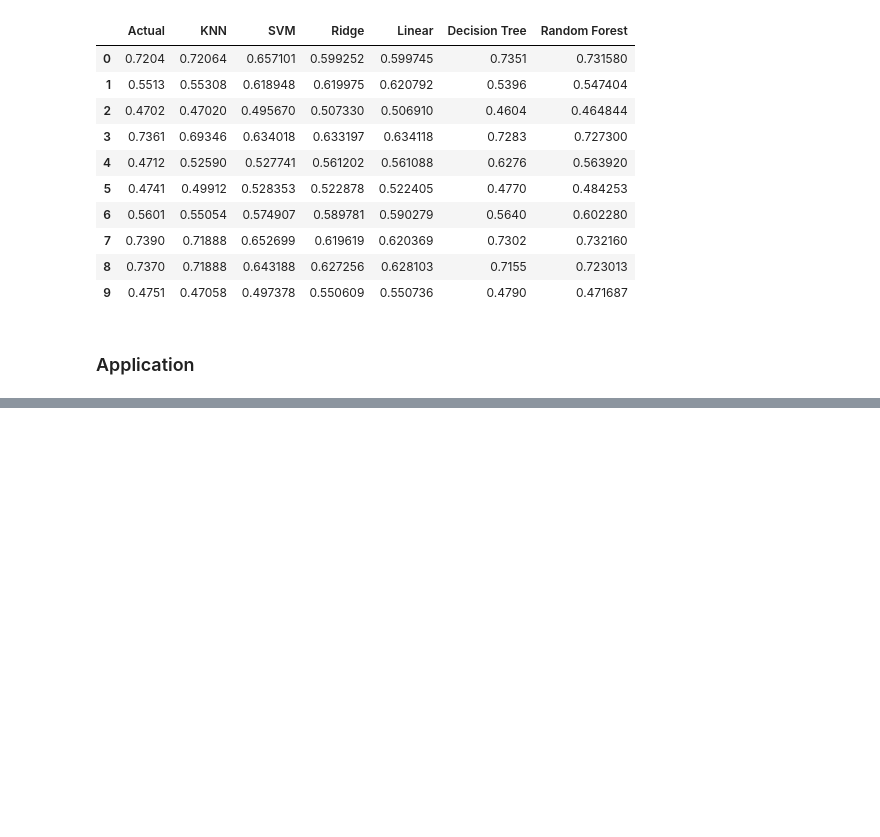
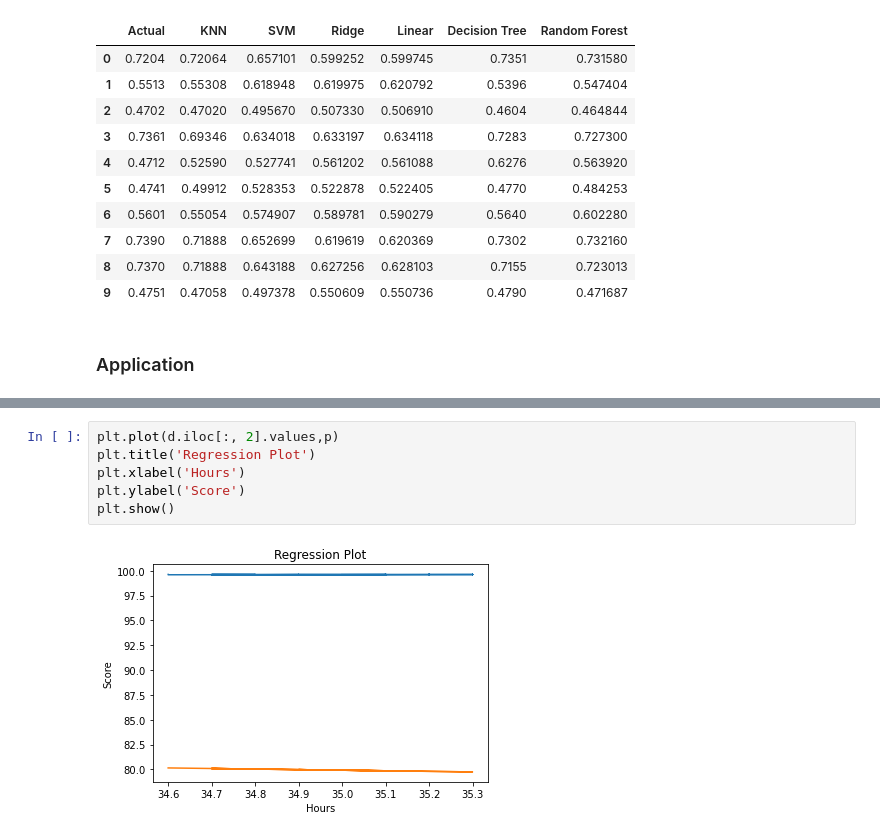
Before and after one commit to abphilip-vit/CollegeP3, a Jupyter notebook: Final.ipynb, the cells around one changed output, grey strips where cells are left out. Cells and saved outputs as stored; diff of their text form; blank space fills up the shorter version.

```diff
--- a/Final.ipynb
+++ b/Final.ipynb
@@ -220,0 +214,8 @@ print(chris.predict(s.transform([[temperature,humidity]])))
+# %%
+plt.plot(d.iloc[:, 2].values,p)
+plt.title('Regression Plot')
+plt.xlabel('Hours')
+plt.ylabel('Score')
+plt.show()
+# %% [output]
+[figure, added]
```
Also changed, not shown: parts of 6 cells of this notebook.
